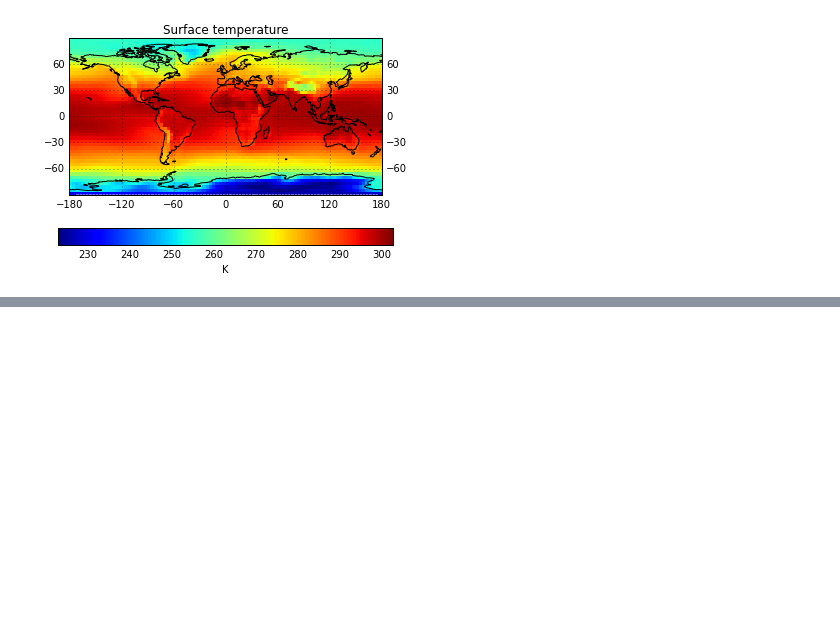
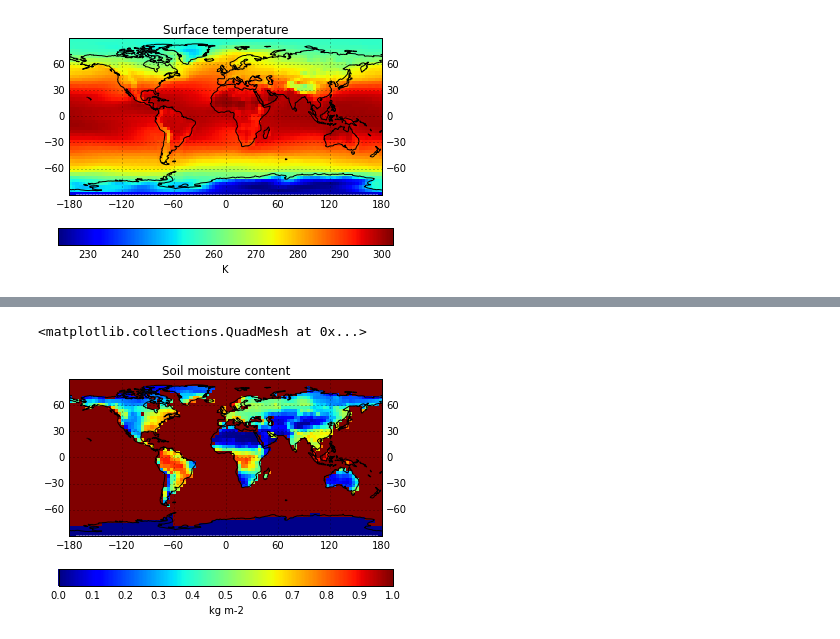
Before and after one commit to nltyrrell/greb_tools, a Jupyter notebook: greb_plotting.ipynb, the cells around one changed output, grey strips where cells are left out. Saved outputs shown, nothing was run; the diff lists cells and outputs as text; code cells hidden in the pictures; blank space fills up the shorter version.

```diff
--- a/greb_plotting.ipynb
+++ b/greb_plotting.ipynb
@@ -151,0 +152,3 @@ qplt.pcmeshclf(t_surf_mean-t_surf_clim_mean)
+# %%
+smc = iris.load_cube('./ncfiles/soil.moisture.nc')
+print smc
@@ -151,0 +164,5 @@ qplt.pcmeshclf(t_surf_mean-t_surf_clim_mean)
+# %%
+qplt.pcmeshclf(smc[:,:,0])
+# %% [output]
+<matplotlib.collections.QuadMesh at 0x...>
+[figure, added]
```
Also changed, not shown: parts of 14 cells of this notebook, 4 other files.
